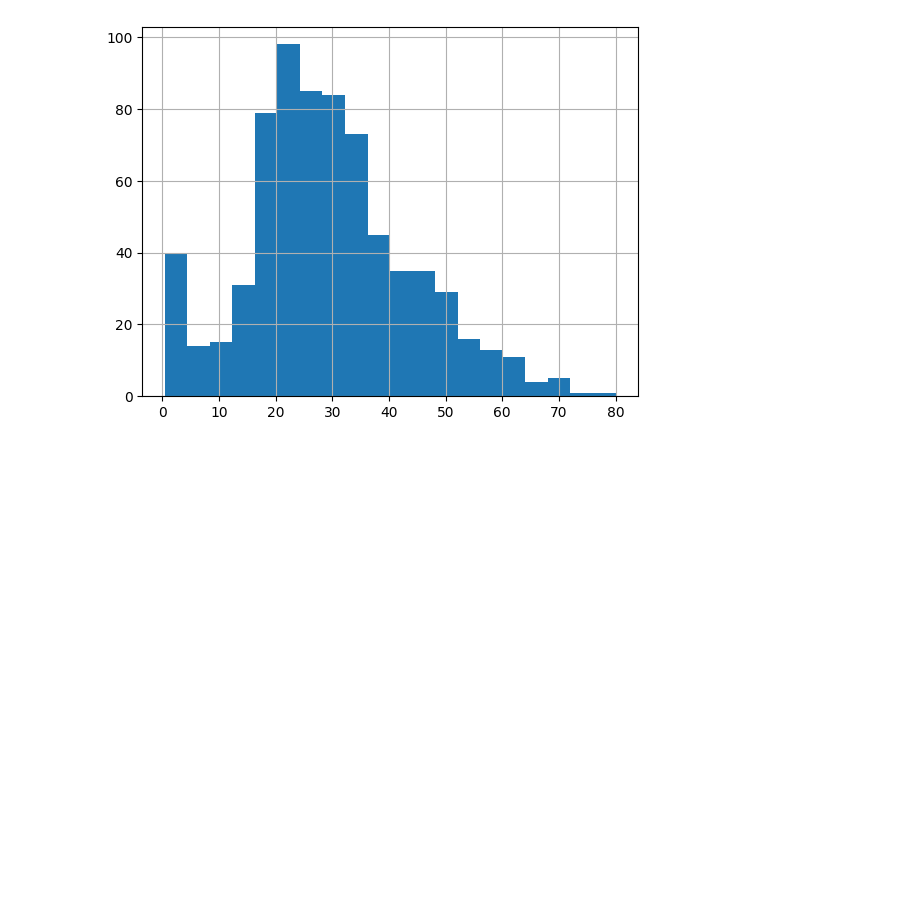
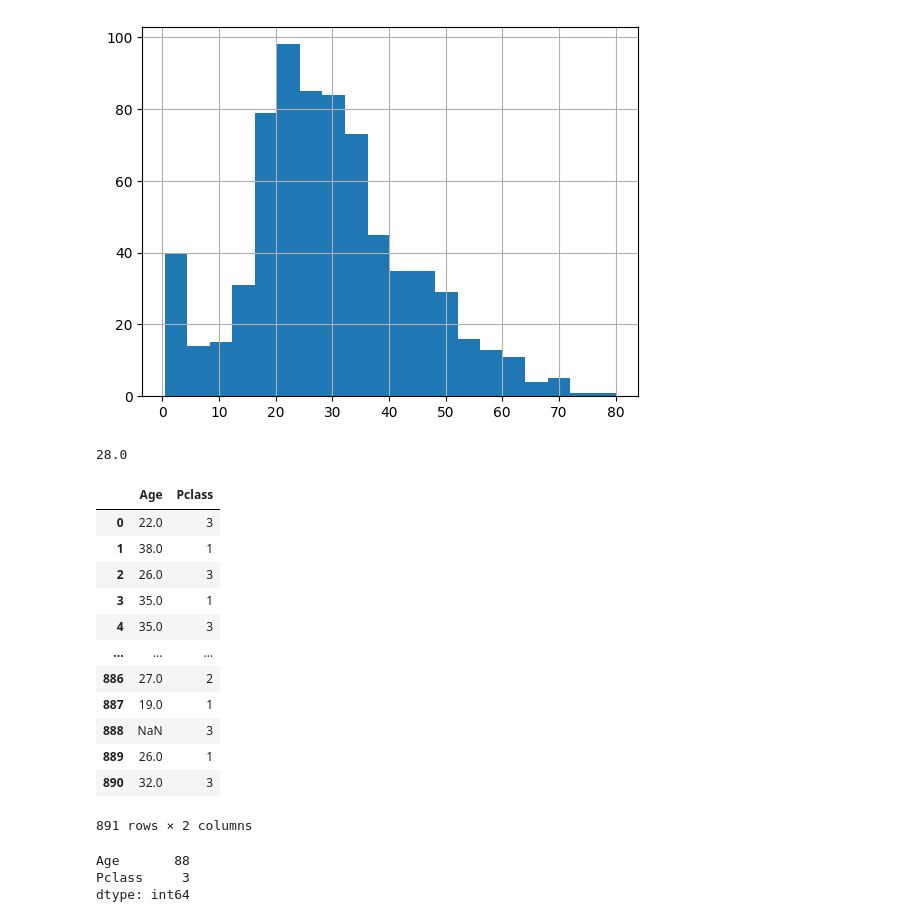
Before and after one commit to jeniferGoncalvesDaSilvaDev/data-analytics-python, a Jupyter notebook: limpeza_de_dados.ipynb, the cells around one changed output. Cells and saved outputs as stored; diff of their text form; code cells hidden in the pictures; blank space fills up the shorter version.

```diff
--- a/limpeza_de_dados.ipynb
+++ b/limpeza_de_dados.ipynb
@@ -183,3 +199,32 @@ df.Age.hist(bins=20)
 # %% [output]
 <Axes: >
 [figure]
+# %%
+media = df.Age.median()
+display(media)
+# %% [output]
+28.0
+# %%
+#agrupar por classes
+idade_classe = df[['Age', 'Pclass']]
+display(idade_classe)
+# %% [output]
+|  | Age | Pclass |
+| 0 | 22.0 | 3 |
+| 1 | 38.0 | 1 |
+| 2 | 26.0 | 3 |
+| 3 | 35.0 | 1 |
+| 4 | 35.0 | 3 |
+| ... | ... | ... |
+| 886 | 27.0 | 2 |
+| 887 | 19.0 | 1 |
+| 888 | NaN | 3 |
+| 889 | 26.0 | 1 |
+| 890 | 32.0 | 3 |
+891 rows × 2 columns
+# %%
+idade_classe.nunique()
+# %% [output]
+Age       88
+Pclass     3
+dtype: int64
```
Also changed, not shown: parts of 17 cells of this notebook.
